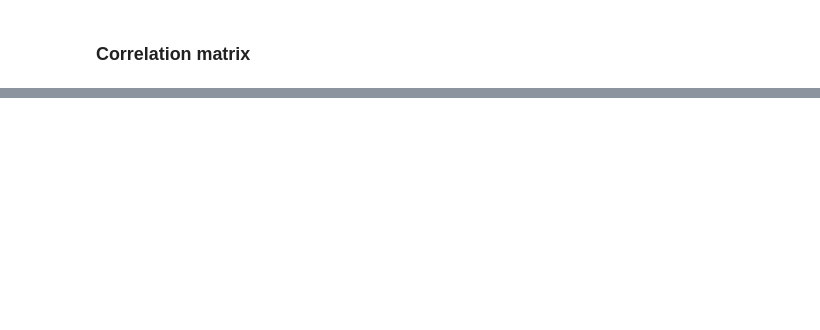
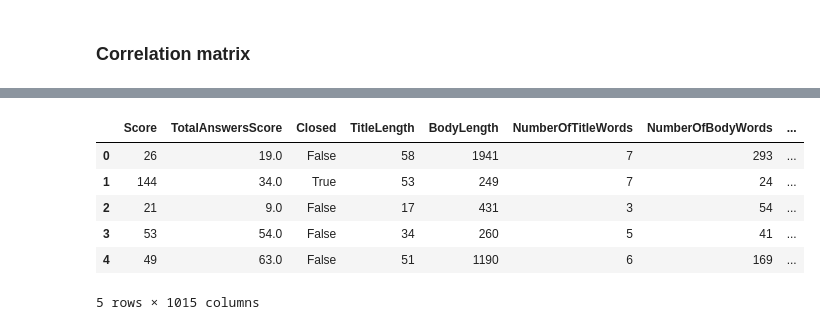
Before and after one commit to marcinkaczmarzyk/ai_stack_overflow, a Jupyter notebook: AI Stack Overflow predictions .ipynb, the cells around one changed output, grey strips where cells are left out. Drawn from its saved outputs; the diff is of its cells as text; code cells hidden in the pictures; blank space fills up the shorter version.

```diff
--- a/AI Stack Overflow predictions .ipynb
+++ b/AI Stack Overflow predictions .ipynb
@@ -368,0 +436,26 @@ Total Answers Score min: -16.0
+# %%
+import re
+from sklearn.feature_extraction.text import TfidfVectorizer
+from nltk.corpus import stopwords
+from nltk.stem import WordNetLemmatizer
+
+nltk.download('stopwords')
+nltk.download('wordnet')
+stop_words = set(stopwords.words('english'))
+lemmatizer = WordNetLemmatizer()
+
+def normalize_text(text):
+    text = text.lower()
+    text = re.sub(r'<.*?>', '', text)
+    text = re.sub(r'[^a-z\s]', '', text)
+    text = ' '.join([lemmatizer.lemmatize(word) for word in text.split() if word not in stop_words])
+    return text
+
+
+tfidf_title = TfidfVectorizer(max_features=500)
+title_tfidf = tfidf_title.fit_transform(modified_qustions_df['Title'].astype(str).apply(normalize_text))
+title_tfidf_df = pd.DataFrame(title_tfidf.toarray(), columns=tfidf_title.get_feature_names_out())
+
+tfidf_body = TfidfVectorizer(max_features=500)
+body_tfidf = tfidf_body.fit_transform(modified_qustions_df['Body'].astype(str).apply(normalize_text))
+body_tfidf_df = pd.DataFrame(body_tfidf.toarray(), columns=tfidf_body.get_feature_names_out())
@@ -386,0 +499,10 @@ plt.show()
+# %%
+X_combined.head()
+# %% [output]
+|  | Score | TotalAnswersScore | Closed | TitleLength | BodyLength | NumberOfTitleWords | NumberOfBodyWords | ... |
+| 0 | 26 | 19.0 | False | 58 | 1941 | 7 | 293 | ... |
+| 1 | 144 | 34.0 | True | 53 | 249 | 7 | 24 | ... |
+| 2 | 21 | 9.0 | False | 17 | 431 | 3 | 54 | ... |
+| 3 | 53 | 54.0 | False | 34 | 260 | 5 | 41 | ... |
+| 4 | 49 | 63.0 | False | 51 | 1190 | 6 | 169 | ... |
+5 rows × 1015 columns
```
Also changed, not shown: parts of 17 cells of this notebook, 5 other files.
